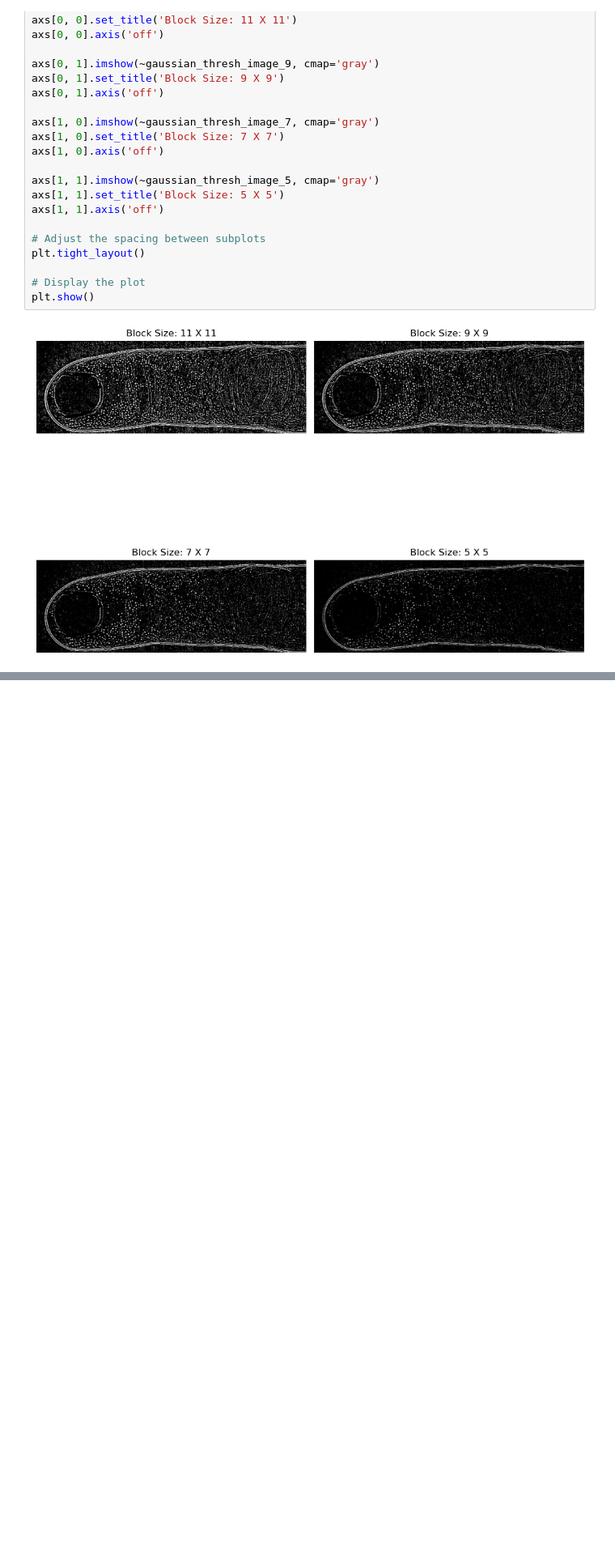
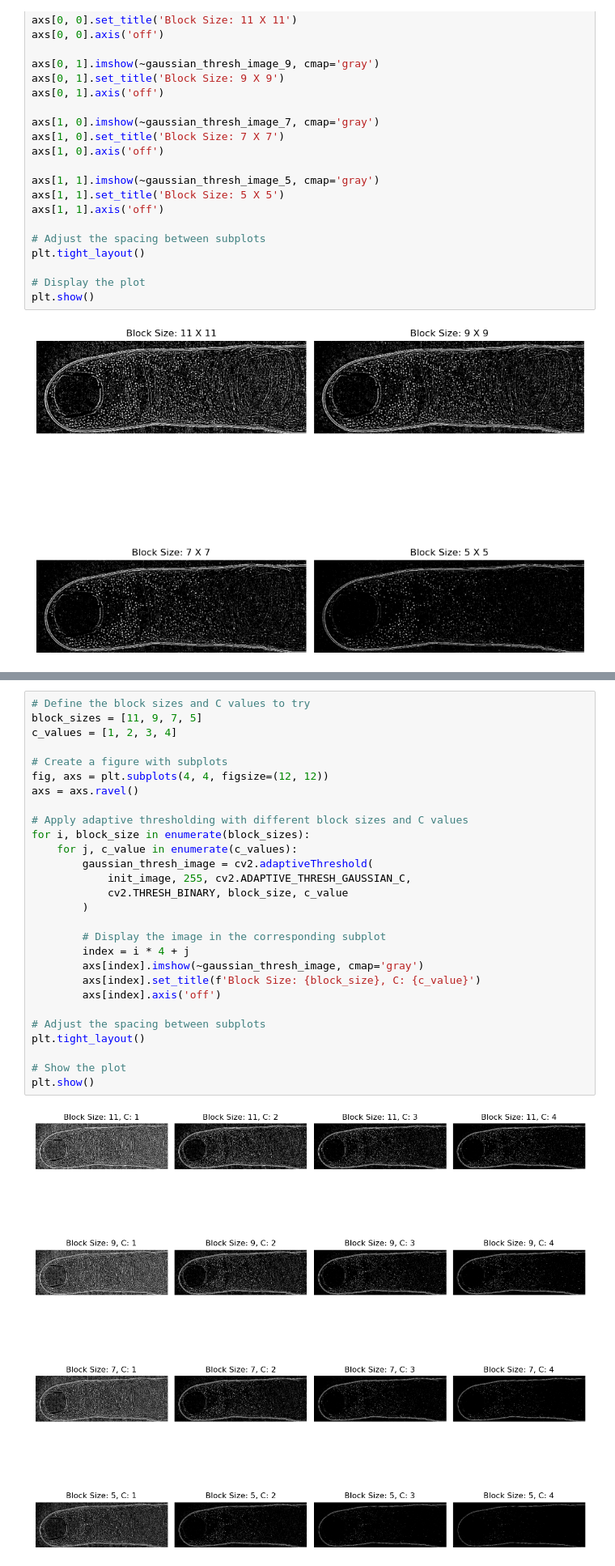
Before and after one commit to UArizonaCB2/sweat-pore-activation, a Jupyter notebook: SweatPoresDetection.ipynb, the cells around one changed output, grey strips where cells are left out. Shown at 81% size. Saved outputs shown, nothing was run; the diff lists cells and outputs as text; blank space fills up the shorter version.

Commit message:
determine constant c value

```diff
--- a/SweatPoresDetection.ipynb
+++ b/SweatPoresDetection.ipynb
@@ -140,0 +144,30 @@ plt.show()
+# %%
+# Define the block sizes and C values to try
+block_sizes = [11, 9, 7, 5]
+c_values = [1, 2, 3, 4]
+
+# Create a figure with subplots
+fig, axs = plt.subplots(4, 4, figsize=(12, 12))
+axs = axs.ravel()
+
+# Apply adaptive thresholding with different block sizes and C values
+for i, block_size in enumerate(block_sizes):
+    for j, c_value in enumerate(c_values):
+        gaussian_thresh_image = cv2.adaptiveThreshold(
+            init_image, 255, cv2.ADAPTIVE_THRESH_GAUSSIAN_C,
+            cv2.THRESH_BINARY, block_size, c_value
+        )
+
+        # Display the image in the corresponding subplot
+        index = i * 4 + j
+        axs[index].imshow(~gaussian_thresh_image, cmap='gray')
+        axs[index].set_title(f'Block Size: {block_size}, C: {c_value}')
+        axs[index].axis('off')
+
+# Adjust the spacing between subplots
+plt.tight_layout()
+
+# Show the plot
+plt.show()
+# %% [output]
+[figure, added]
```
Also changed, not shown: parts of 1 cell of this notebook.
